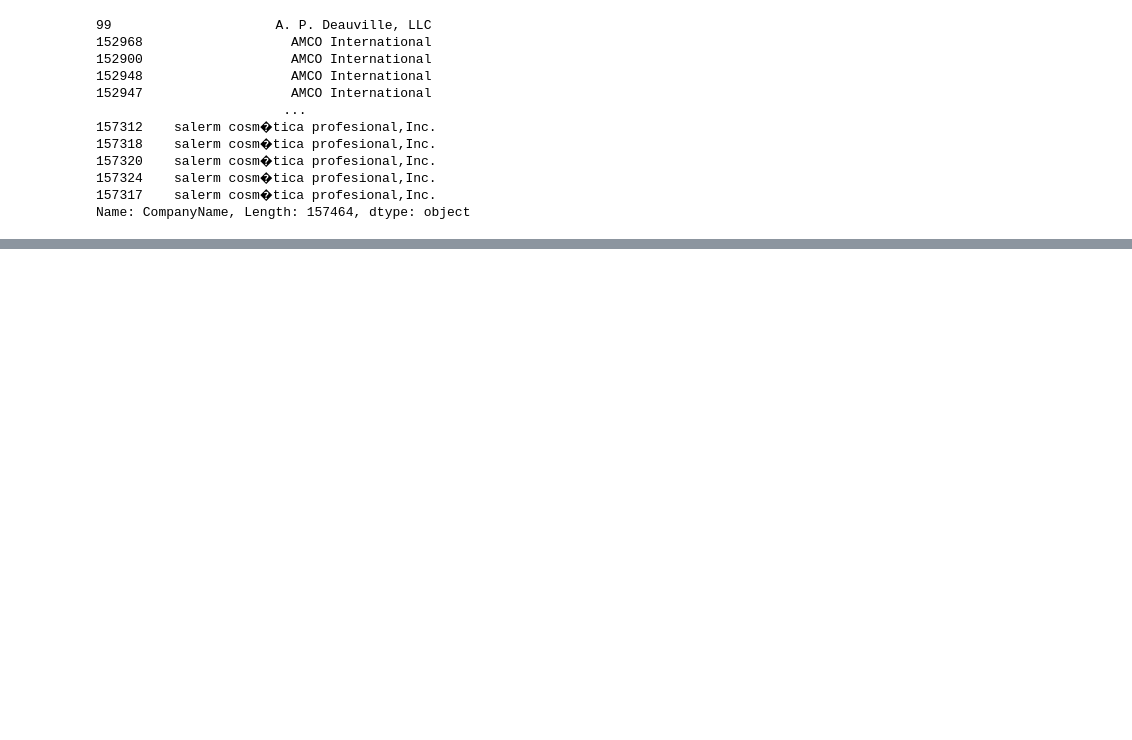
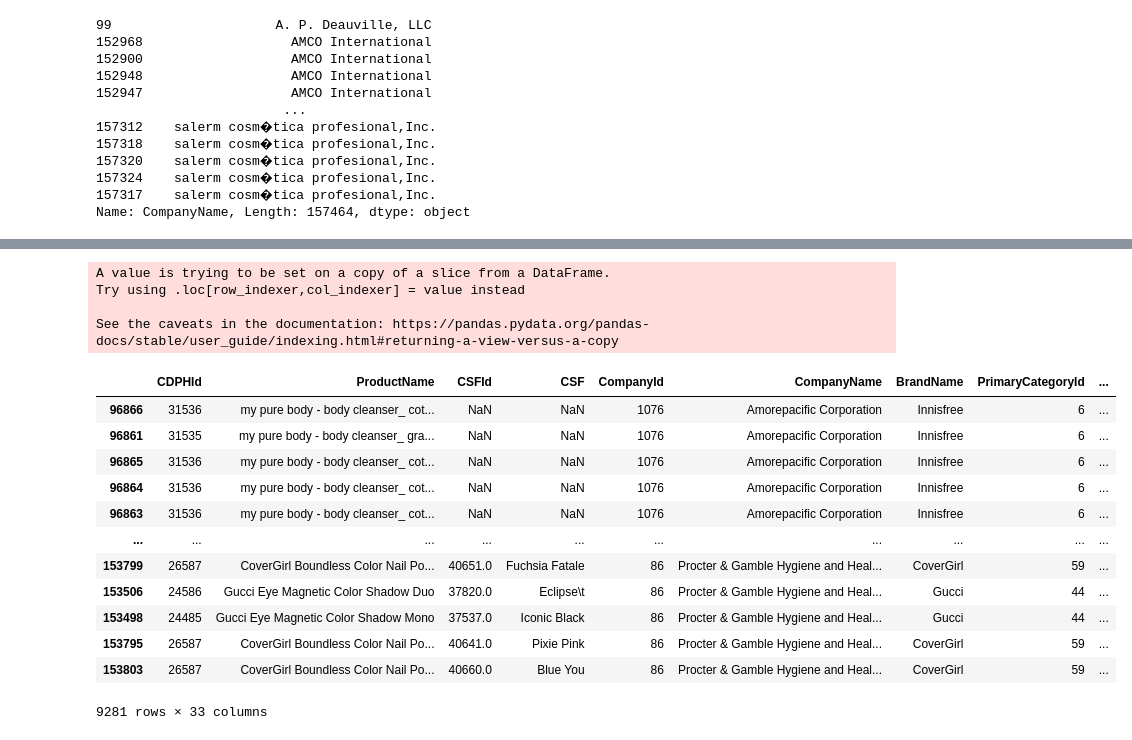
Before and after one commit to envirodatascience/final-project-env617_personalcareproducts, a Jupyter notebook: Final_Project_Masterfile.ipynb, the cells around one changed output, grey strips where cells are left out. Drawn from its saved outputs; the diff is of its cells as text; code cells hidden in the pictures; blank space fills up the shorter version.

```diff
--- a/Final_Project_Masterfile.ipynb
+++ b/Final_Project_Masterfile.ipynb
@@ -1667,0 +1689,23 @@ def match_names(name, names, threshold=80):
+# %%
+df_f1['CompanyName'] = df_f1['CompanyName'].replace(df_matches.set_index('Risk')['ESG'])
+# %% [output]
+A value is trying to be set on a copy of a slice from a DataFrame.
+Try using .loc[row_indexer,col_indexer] = value instead
+
+See the caveats in the documentation: https://pandas.pydata.org/pandas-docs/stable/user_guide/indexing.html#returning-a-view-versus-a-copy
+# %%
+df_f1
+# %% [output]
+|  | CDPHId | ProductName | CSFId | CSF | CompanyId | CompanyName | BrandName | PrimaryCategoryId | ... |
+| 96866 | 31536 | my pure body - body cleanser_ cot... | NaN | NaN | 1076 | Amorepacific Corporation | Innisfree | 6 | ... |
+| 96861 | 31535 | my pure body - body cleanser_ gra... | NaN | NaN | 1076 | Amorepacific Corporation | Innisfree | 6 | ... |
+| 96865 | 31536 | my pure body - body cleanser_ cot... | NaN | NaN | 1076 | Amorepacific Corporation | Innisfree | 6 | ... |
+| 96864 | 31536 | my pure body - body cleanser_ cot... | NaN | NaN | 1076 | Amorepacific Corporation | Innisfree | 6 | ... |
+| 96863 | 31536 | my pure body - body cleanser_ cot... | NaN | NaN | 1076 | Amorepacific Corporation | Innisfree | 6 | ... |
+| ... | ... | ... | ... | ... | ... | ... | ... | ... | ... |
+| 153799 | 26587 | CoverGirl Boundless Color Nail Po... | 40651.0 | Fuchsia Fatale | 86 | Procter & Gamble Hygiene and Heal... | CoverGirl | 59 | ... |
+| 153506 | 24586 | Gucci Eye Magnetic Color Shadow Duo | 37820.0 | Eclipse\t | 86 | Procter & Gamble Hygiene and Heal... | Gucci | 44 | ... |
+| 153498 | 24485 | Gucci Eye Magnetic Color Shadow Mono | 37537.0 | Iconic Black | 86 | Procter & Gamble Hygiene and Heal... | Gucci | 44 | ... |
+| 153795 | 26587 | CoverGirl Boundless Color Nail Po... | 40641.0 | Pixie Pink | 86 | Procter & Gamble Hygiene and Heal... | CoverGirl | 59 | ... |
+| 153803 | 26587 | CoverGirl Boundless Color Nail Po... | 40660.0 | Blue You | 86 | Procter & Gamble Hygiene and Heal... | CoverGirl | 59 | ... |
+9281 rows × 33 columns
```
Also changed, not shown: parts of 7 cells of this notebook.
